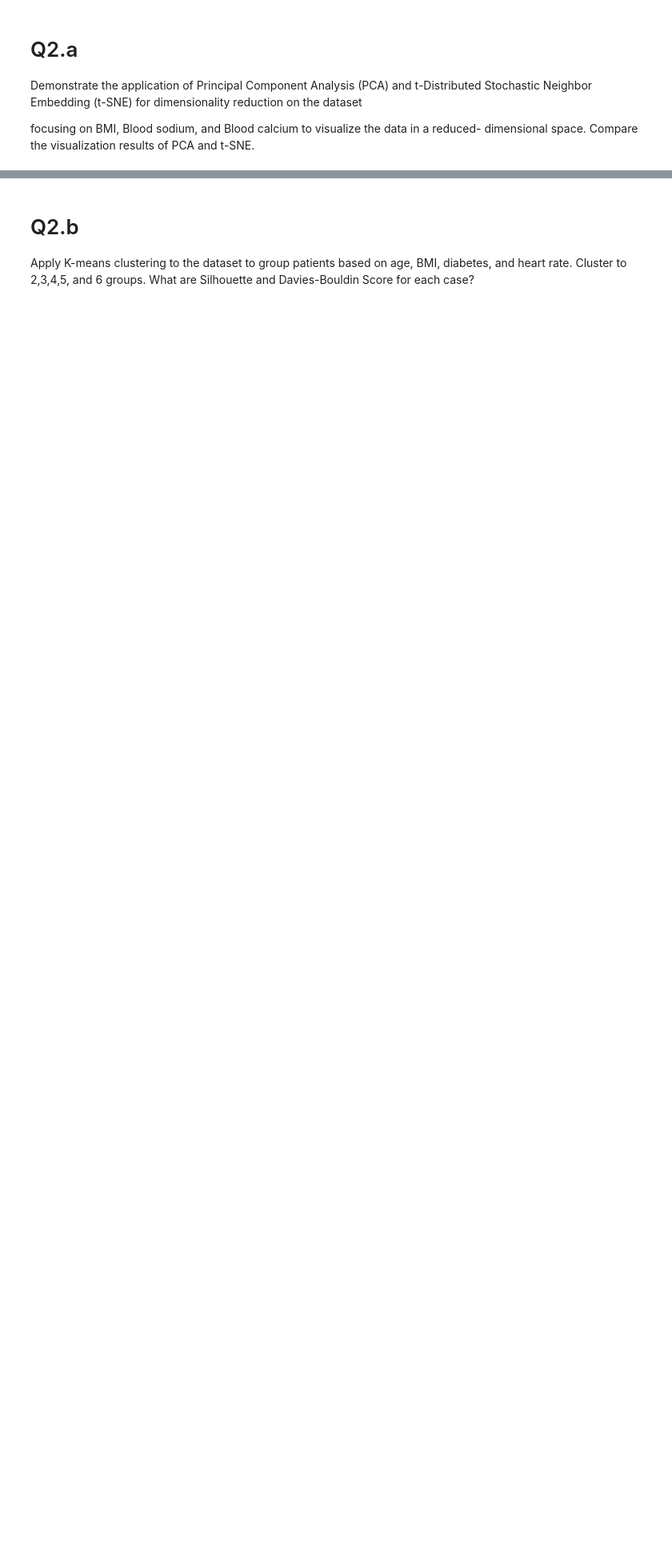
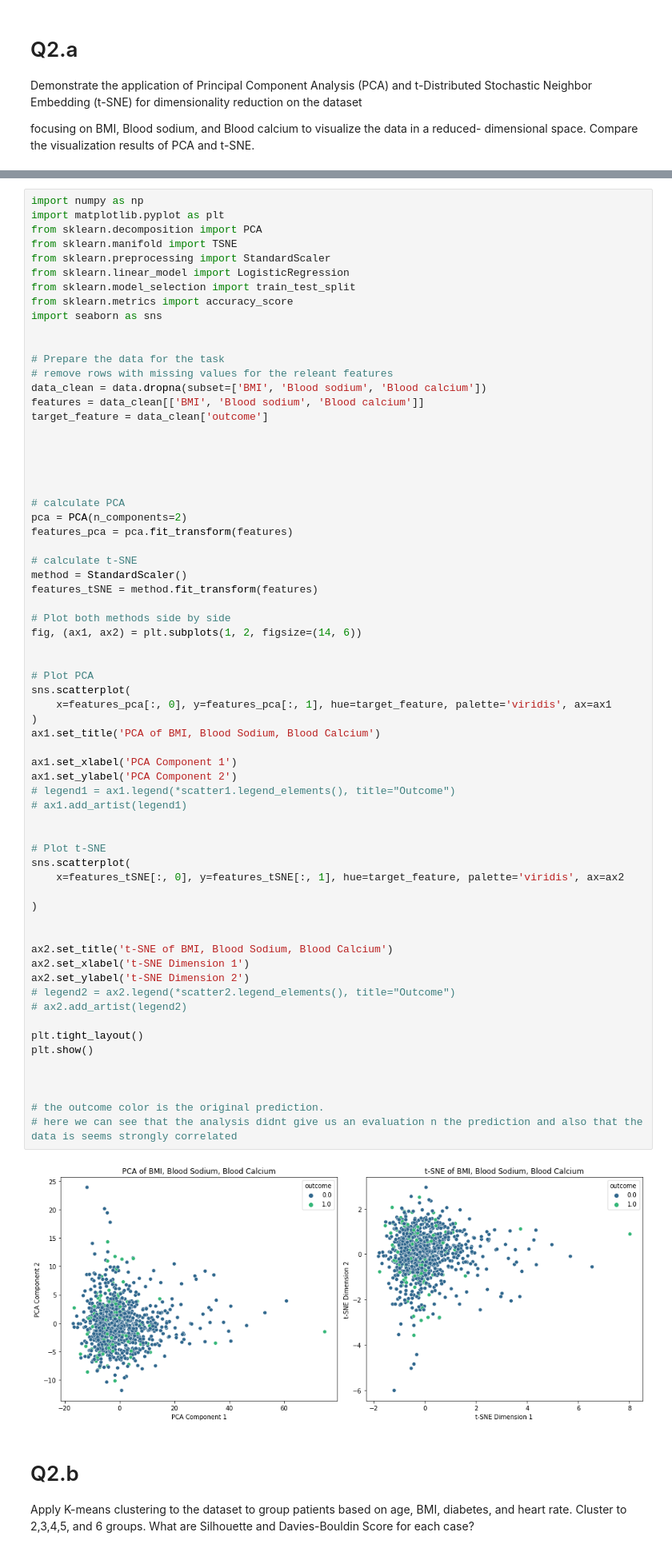
Before and after one commit to shai-ca/AI-DL, a Jupyter notebook: project-1/Shai_Cahana_Project_1_MIMIC.ipynb, the cells around one changed output, grey strips where cells are left out. Shown at 80% size. Cells and saved outputs as stored; diff of their text form; blank space fills up the shorter version.

```diff
--- a/project-1/Shai_Cahana_Project_1_MIMIC.ipynb
+++ b/project-1/Shai_Cahana_Project_1_MIMIC.ipynb
@@ -359,3 +350,71 @@ from sklearn.metrics import accuracy_score
+# %%
+import numpy as np
+import matplotlib.pyplot as plt
+from sklearn.decomposition import PCA
+from sklearn.manifold import TSNE
+from sklearn.preprocessing import StandardScaler
+from sklearn.linear_model import LogisticRegression
+from sklearn.model_selection import train_test_split
+from sklearn.metrics import accuracy_score
+import seaborn as sns
+
+
+# Prepare the data for the task
+# remove rows with missing values for the releant features
+data_clean = data.dropna(subset=['BMI', 'Blood sodium', 'Blood calcium'])
+features = data_clean[['BMI', 'Blood sodium', 'Blood calcium']]
+target_feature = data_clean['outcome']
+
+
+
+
+
+# calculate PCA
+pca = PCA(n_components=2)
+features_pca = pca.fit_transform(features)
+
+# calculate t-SNE
+method = StandardScaler()
+features_tSNE = method.fit_transform(features)
+
+# Plot both methods side by side
+fig, (ax1, ax2) = plt.subplots(1, 2, figsize=(14, 6))
+
+
+# Plot PCA
+sns.scatterplot(
+    x=features_pca[:, 0], y=features_pca[:, 1], hue=target_feature, palette='viridis', ax=ax1
+)
+ax1.set_title('PCA of BMI, Blood Sodium, Blood Calcium')
+
+ax1.set_xlabel('PCA Component 1')
+ax1.set_ylabel('PCA Component 2')
+# legend1 = ax1.legend(*scatter1.legend_elements(), title="Outcome")
+# ax1.add_artist(legend1)
+
+
+# Plot t-SNE
+sns.scatterplot(
+    x=features_tSNE[:, 0], y=features_tSNE[:, 1], hue=target_feature, palette='viridis', ax=ax2
+
+)
+
+
+ax2.set_title('t-SNE of BMI, Blood Sodium, Blood Calcium')
+ax2.set_xlabel('t-SNE Dimension 1')
+ax2.set_ylabel('t-SNE Dimension 2')
+# legend2 = ax2.legend(*scatter2.legend_elements(), title="Outcome")
+# ax2.add_artist(legend2)
+
+plt.tight_layout()
+plt.show()
+
+
+
+# the outcome color is the original prediction.
+# here we can see that the analysis didnt give us an evaluation n the prediction and also that the data is seems strongly correlated
+# %% [output]
+[figure, added]
 # %% [markdown]
 # Q2.b
 Apply K-means clustering to the dataset to group patients based on age, BMI, diabetes, and heart rate. Cluster to 2,3,4,5, and 6 groups. What are Silhouette and Davies-Bouldin Score for each case?
```
Also changed, not shown: parts of 1 cell of this notebook.
